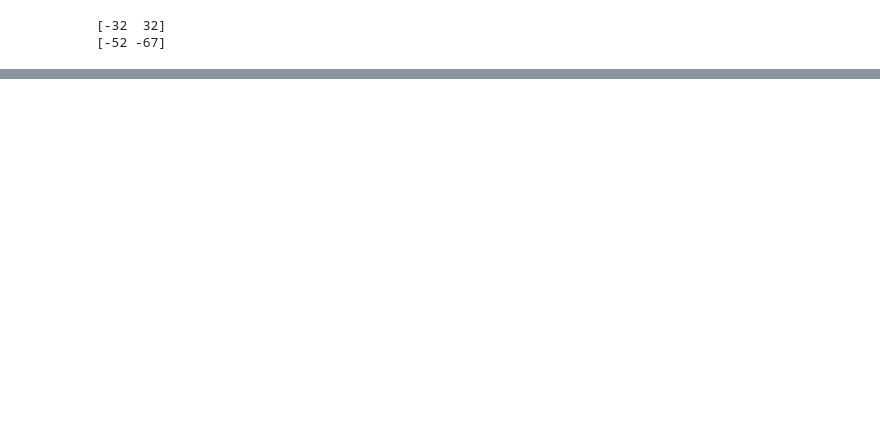
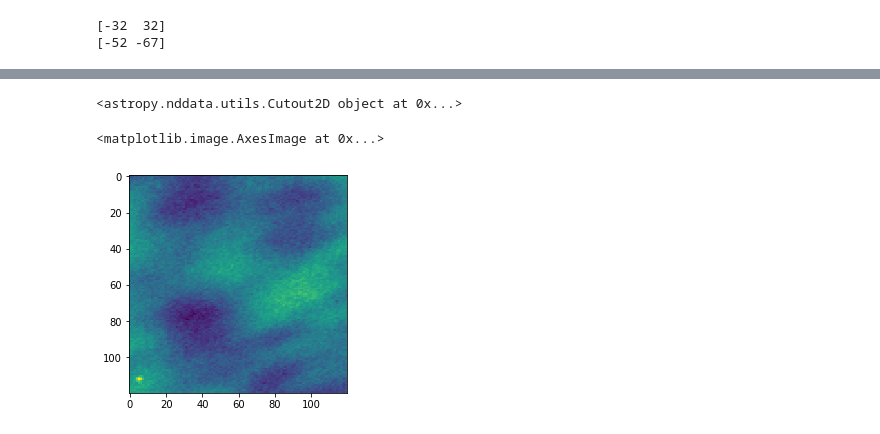
Before and after one commit to mdezylva/masters, a Jupyter notebook: Notebooks/spt_analysis_py27.ipynb, the cells around one changed output, grey strips where cells are left out. Drawn from its saved outputs; the diff is of its cells as text; code cells hidden in the pictures; blank space fills up the shorter version.

```diff
--- a/Notebooks/spt_analysis_py27.ipynb
+++ b/Notebooks/spt_analysis_py27.ipynb
@@ -72,3 +72,3 @@ NameError: name 'k_map' is not defined
 # %%
 map_150ghz = files.read("ra0dec-57p5_sum5000_150ghz.h5")
-map_90ghz = files.read("high_res.h5")
+map_90ghz = files.read("ra0dec-57p5_sum5000_090ghz.h5")
@@ -562,3 +497,13 @@ ValueError: -1 cannot contain negative values.
+# %%
+position = (403,565)
+size = (120,120)
+test_cutout = Cutout2D(y_map_array,position,size)
+print(test_cutout)
+plt.imshow(test_cutout.data)
+# %% [output]
+<astropy.nddata.utils.Cutout2D object at 0x...>
+<matplotlib.image.AxesImage at 0x...>
+[figure, added]
 # %%
 plt.imshow(output)
 # %%
```
Also changed, not shown: parts of 33 cells of this notebook, 8 other files.
